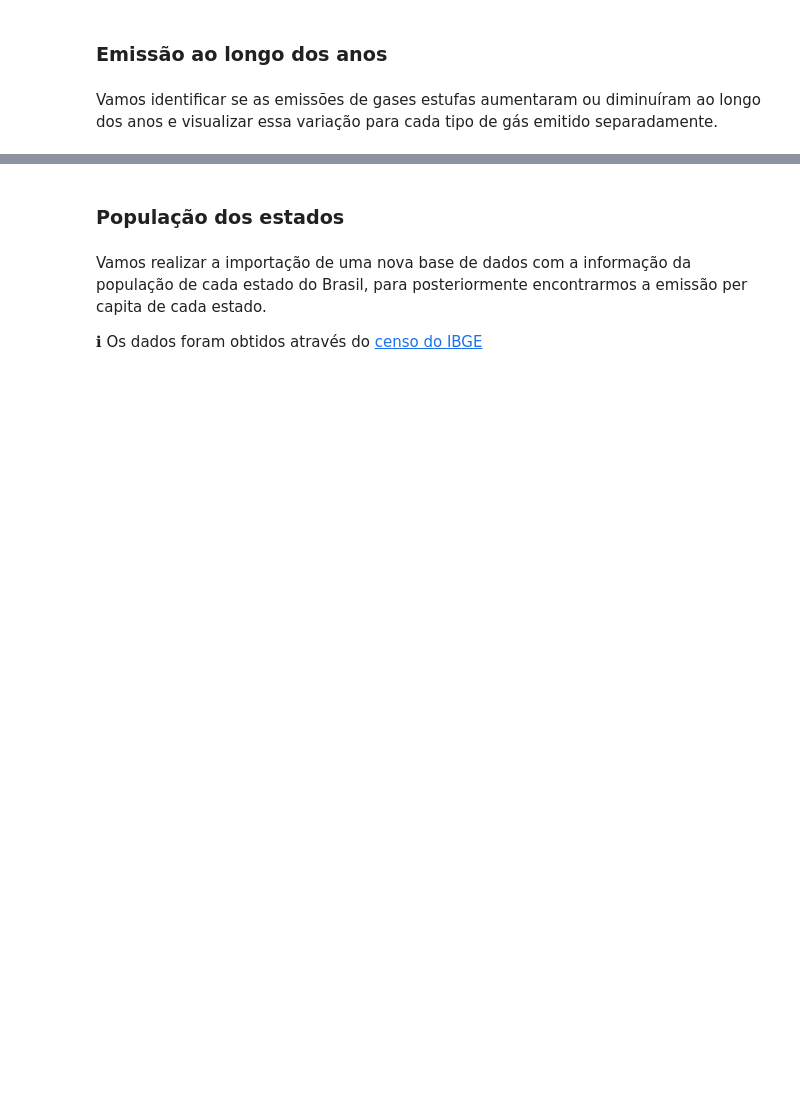
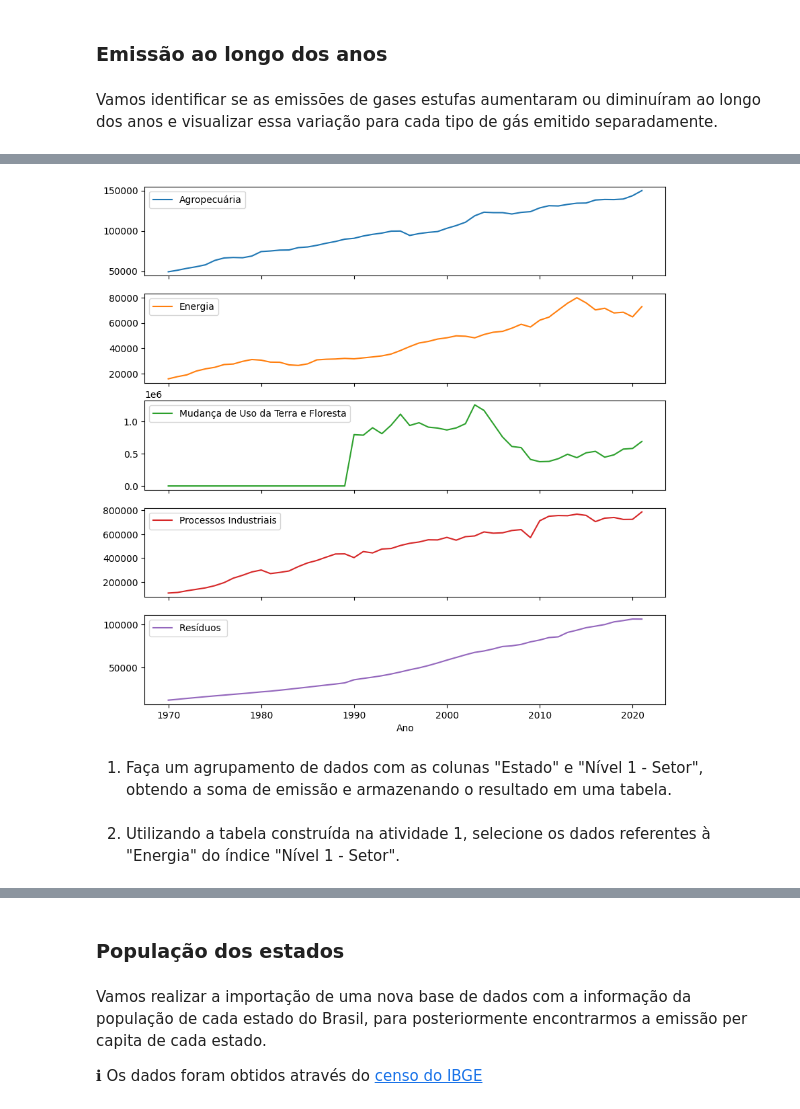
Before and after one commit to m-ipt/pandas-2, a Jupyter notebook: pandas_selecao_e_agrupamento.ipynb, the cells around one changed output, grey strips where cells are left out. Saved outputs shown, nothing was run; the diff lists cells and outputs as text; code cells hidden in the pictures; blank space fills up the shorter version.

```diff
--- a/pandas_selecao_e_agrupamento.ipynb
+++ b/pandas_selecao_e_agrupamento.ipynb
@@ -385,0 +707,3 @@ Vamos identificar se as emissões de gases estufas aumentaram ou diminuíram ao
+# %%
+emissao_setores = emissoes_por_ano.pivot_table(values = 'Emissão', index = 'Ano', columns = 'Nível 1 - Setor', aggfunc = 'mean')
+emissao_setores
@@ -385,0 +729,6 @@ Vamos identificar se as emissões de gases estufas aumentaram ou diminuíram ao
+# %%
+emissao_setores.plot(subplots = True, figsize = (10,10));
+# %% [output]
+[figure, added]
+# %% [markdown]
+1) Faça um agrupamento de dados com as colunas "Estado" e "Nível 1 - Setor", obtendo a soma de emissão e armazenando o resultado em uma tabela.
@@ -385,0 +737,2 @@ Vamos identificar se as emissões de gases estufas aumentaram ou diminuíram ao
+# %% [markdown]
+2) Utilizando a tabela construída na atividade 1, selecione os dados referentes à "Energia" do índice "Nível 1 - Setor".
```
Also changed, not shown: parts of 66 cells of this notebook, 1 other file.
